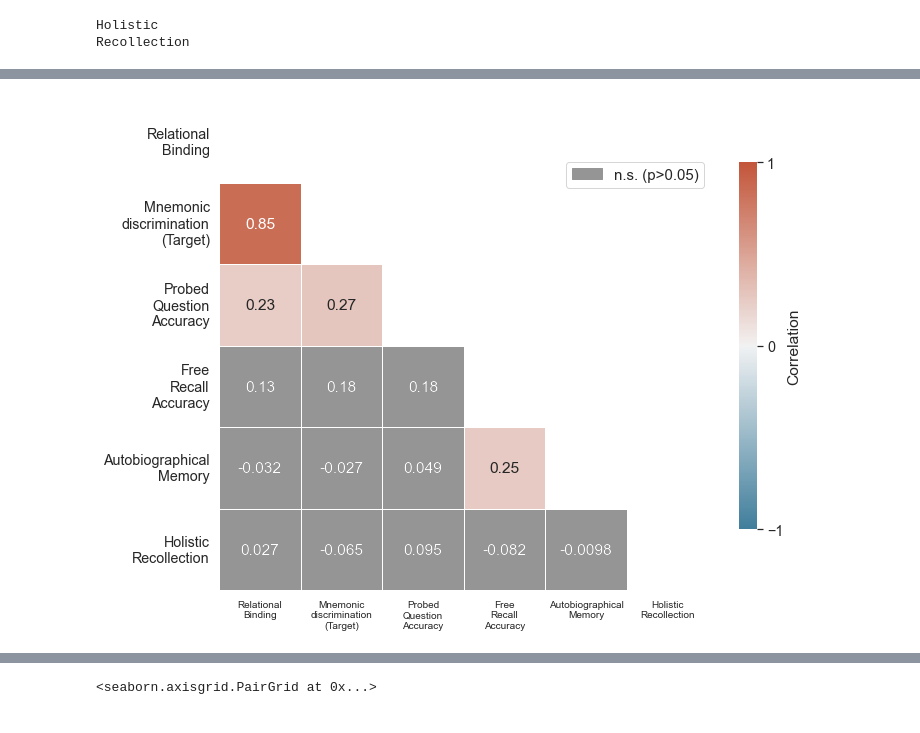
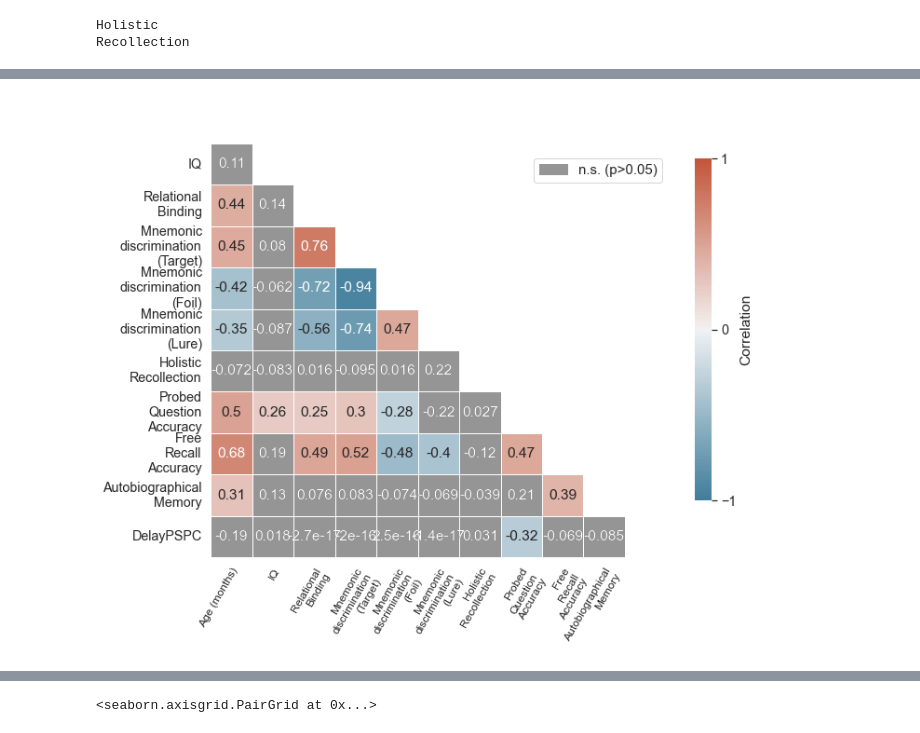
Before and after one commit to samsydco/Factor_Analysis, a Jupyter notebook: factor_anlaysis.ipynb, the cells around one changed output, grey strips where cells are left out. Drawn from its saved outputs; the diff is of its cells as text; code cells hidden in the pictures.

```diff
--- a/factor_anlaysis.ipynb
+++ b/factor_anlaysis.ipynb
@@ -325,5 +411,5 @@ tmp=plot_xcorr(df_controlvars1,'Figure1',0,1)
-# %%
-residdf = plot_xcorr(df_controlvars2,'tmp',1,0)
-residdf.to_csv('csvs/residualdf.csv',index=False)
-# %% [output]
-[figure, removed]
+# %%
+# Graph of Figure 2 in different order:
+tmp=plot_xcorr(df_controlvars1_v2,'Figure2_reorder',0,1)
+# %% [output]
+[figure, added]
```
Also changed, not shown: parts of 9 cells of this notebook.
